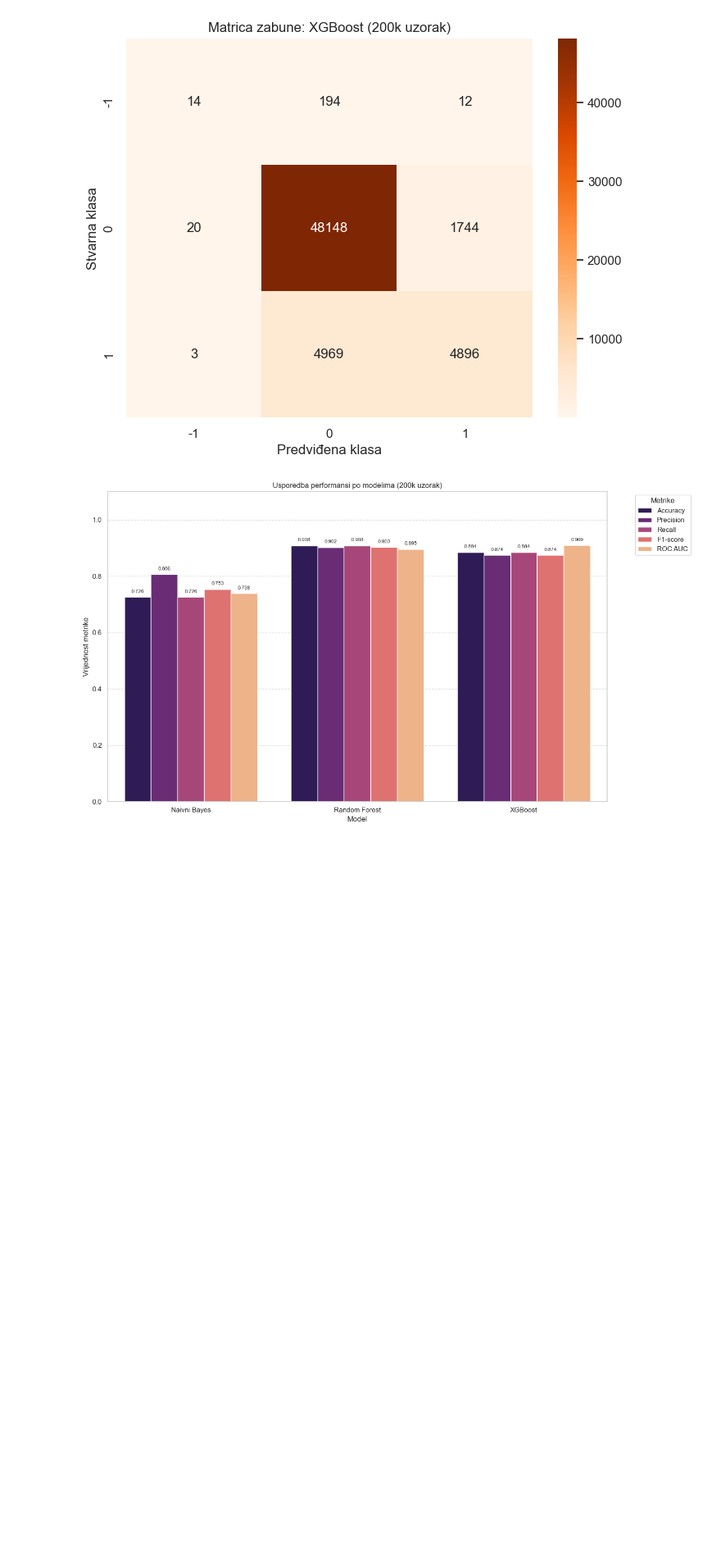
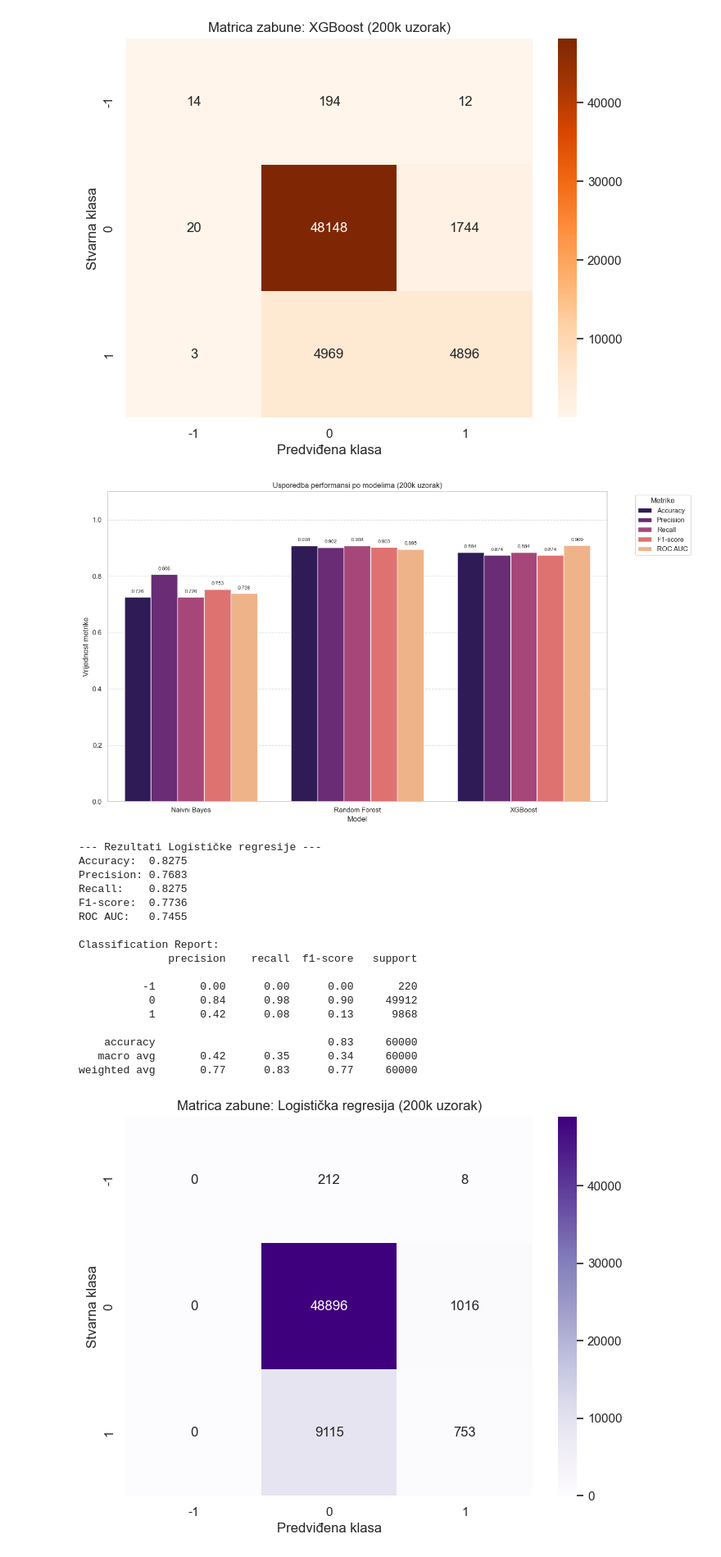
Before and after one commit to Djasek01/sick-fuel-event-detection, a Jupyter notebook: notebooks/Priprema_vizualuzacija_znacajki-2.ipynb, the cells around one changed output. Shown at 82% size. Cells and saved outputs as stored; diff of their text form; code cells hidden in the pictures; blank space fills up the shorter version.

```diff
--- a/notebooks/Priprema_vizualuzacija_znacajki.ipynb
+++ b/notebooks/Priprema_vizualuzacija_znacajki-2.ipynb
@@ -658,3 +653,63 @@ plt.tight_layout()
 plt.show()
 # %% [output]
 [figure]
+# %%
+from sklearn.linear_model import LogisticRegression
+
+# Definiranje i treniranje modela Logističke regresije u pipelineu
+lr_pipeline_200 = Pipeline(steps=[
+    ('preprocessor', preprocessor),
+    ('classifier', LogisticRegression(max_iter=1000, random_state=42))
+])
+
+lr_pipeline_200.fit(X_train_2, y_train_2)
+
+# Predviđanje i vjerojatnosti
+y_pred_lr_200 = lr_pipeline_200.predict(X_test_2)
+y_proba_lr_200 = lr_pipeline_200.predict_proba(X_test_2)
+
+# Izračun metrika
+accuracy_lr = accuracy_score(y_test_2, y_pred_lr_200)
+precision_lr = precision_score(y_test_2, y_pred_lr_200, average='weighted', zero_division=0)
+recall_lr = recall_score(y_test_2, y_pred_lr_200, average='weighted')
+f1_lr = f1_score(y_test_2, y_pred_lr_200, average='weighted')
+roc_auc_lr = roc_auc_score(y_test_2, y_proba_lr_200, multi_class='ovr')
+
+# Prikaz rezultata
+print("--- Rezultati Logističke regresije ---")
+print(f"Accuracy:  {accuracy_lr:.4f}")
+print(f"Precision: {precision_lr:.4f}")
+print(f"Recall:    {recall_lr:.4f}")
+print(f"F1-score:  {f1_lr:.4f}")
+print(f"ROC AUC:   {roc_auc_lr:.4f}")
+print("\nClassification Report:")
+print(classification_report(y_test_2, y_pred_lr_200))
+
+# Matrica zabune
+plt.figure(figsize=(8, 6))
+cm_lr_200 = confusion_matrix(y_test_2, y_pred_lr_200, labels=labels)
+sns.heatmap(cm_lr_200, annot=True, fmt='d', cmap='Purples',
+            xticklabels=labels, yticklabels=labels)
+plt.title('Matrica zabune: Logistička regresija (200k uzorak)')
+plt.xlabel('Predviđena klasa')
+plt.ylabel('Stvarna klasa')
+plt.show()
+# %% [output]
+--- Rezultati Logističke regresije ---
+Accuracy:  0.8275
+Precision: 0.7683
+Recall:    0.8275
+F1-score:  0.7736
+ROC AUC:   0.7455
+
+Classification Report:
+              precision    recall  f1-score   support
+
+          -1       0.00      0.00      0.00       220
+           0       0.84      0.98      0.90     49912
+           1       0.42      0.08      0.13      9868
+
+    accuracy                           0.83     60000
+   macro avg       0.42      0.35      0.34     60000
+weighted avg       0.77      0.83      0.77     60000
+[figure, added]
```
Also changed, not shown: parts of 3 cells of this notebook, 1 other file.
